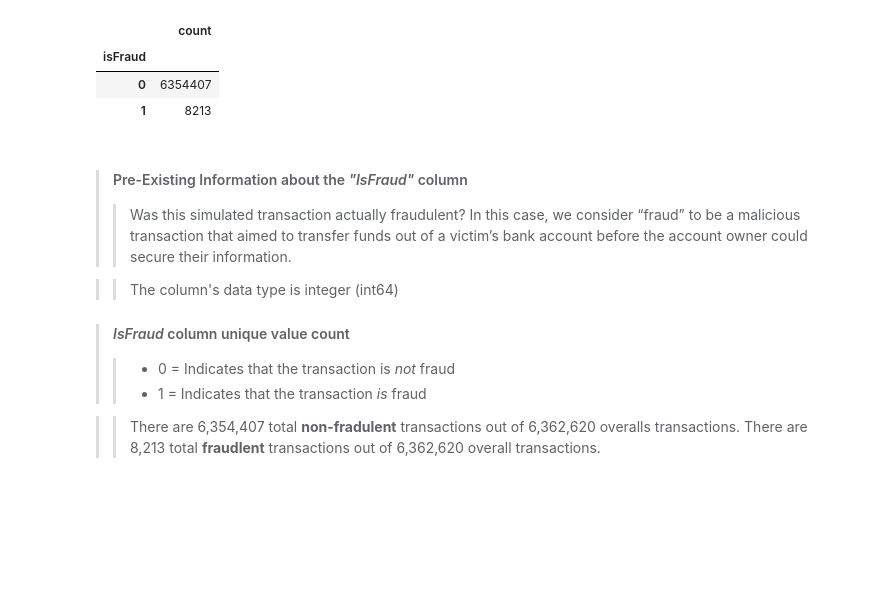
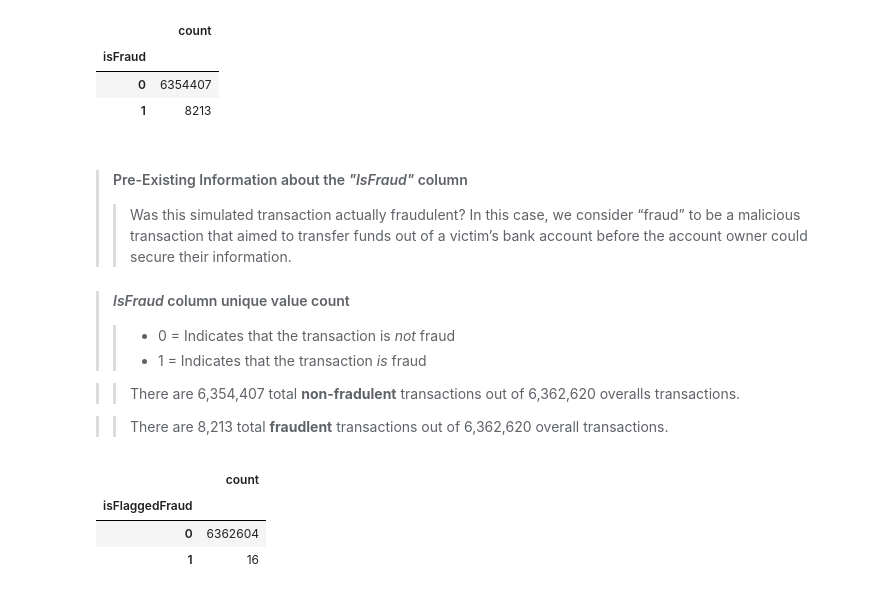
Before and after one commit to thetechleila/FinancialFraudData_EDA, a Jupyter notebook: eda01_initial_analysis/FinFraudEDA_01.ipynb, the cells around one changed output. Cells and saved outputs as stored; diff of their text form; code cells hidden in the pictures; blank space fills up the shorter version.

Commit message:
flagged upload

```diff
--- a/eda01_initial_analysis/FinFraudEDA_01.ipynb
+++ b/eda01_initial_analysis/FinFraudEDA_01.ipynb
@@ -128,7 +125,6 @@ isfraud_count.to_frame()
 >
 >> Was this simulated transaction actually fraudulent? In this case, we consider “fraud” to be a malicious transaction that aimed to transfer funds out of a victim’s bank account before the account owner could secure their information.
 
->> The column's data type is integer (int64)
 
 > #### *IsFraud* column unique value count
 >
@@ -136,4 +132,16 @@ isfraud_count.to_frame()
 >> * 1 = Indicates that the transaction *is* fraud
 
 >> There are 6,354,407 total **non-fradulent** transactions out of 6,362,620 overalls transactions.
-There are 8,213 total **fraudlent** transactions out of 6,362,620 overall transactions.
+
+>> There are 8,213 total **fraudlent** transactions out of 6,362,620 overall transactions.
+# %%
+#Get count of unique transactions labeled isFlaggedFraud
+flagged_count = df["isFlaggedFraud"].value_counts()
+
+#Turn the flagged_count series into a dataframe
+flagged_count.to_frame()
+# %% [output]
+|  | count |
+| isFlaggedFraud |  |
+| 0 | 6362604 |
+| 1 | 16 |
```
Also changed, not shown: parts of 3 cells of this notebook.
